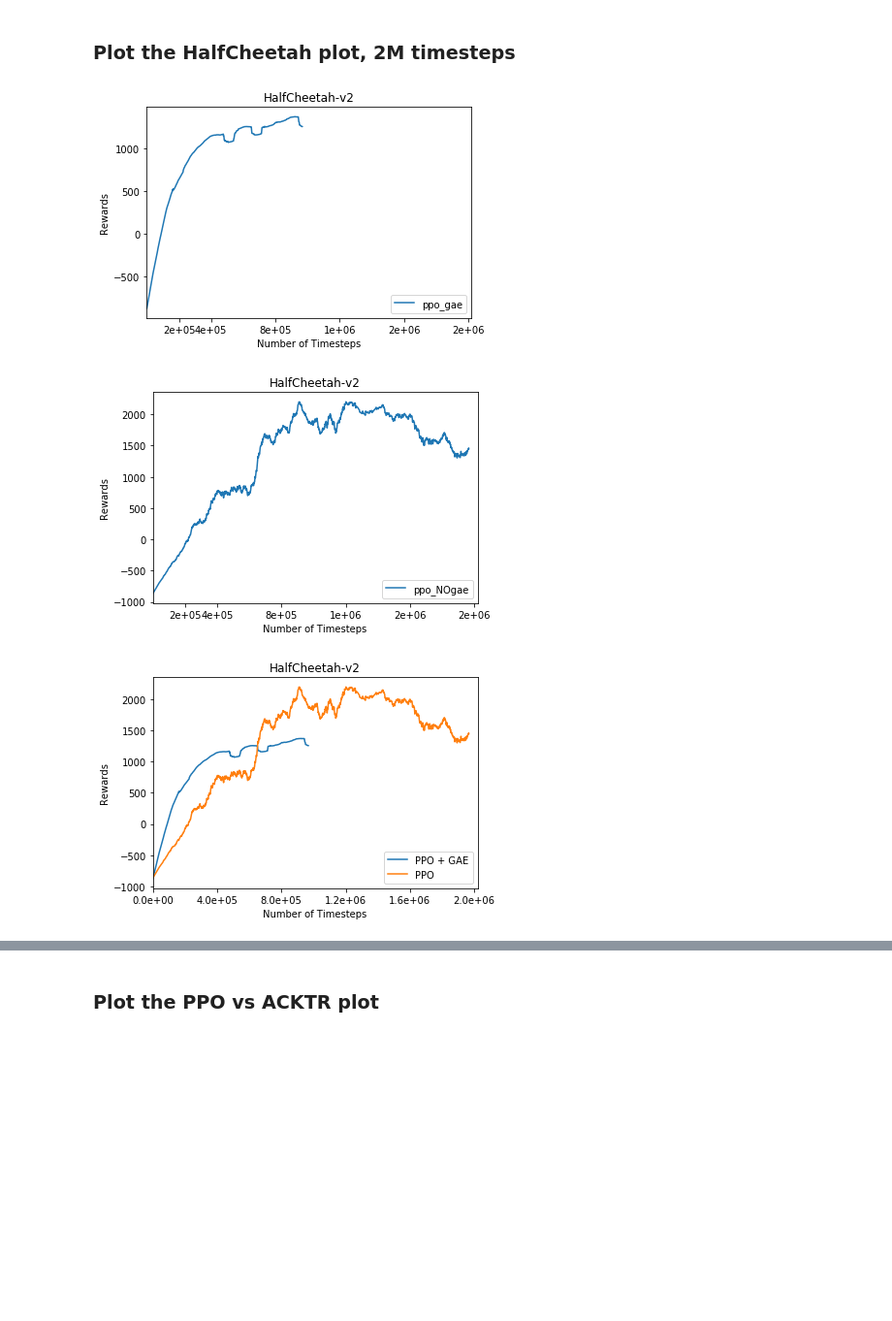
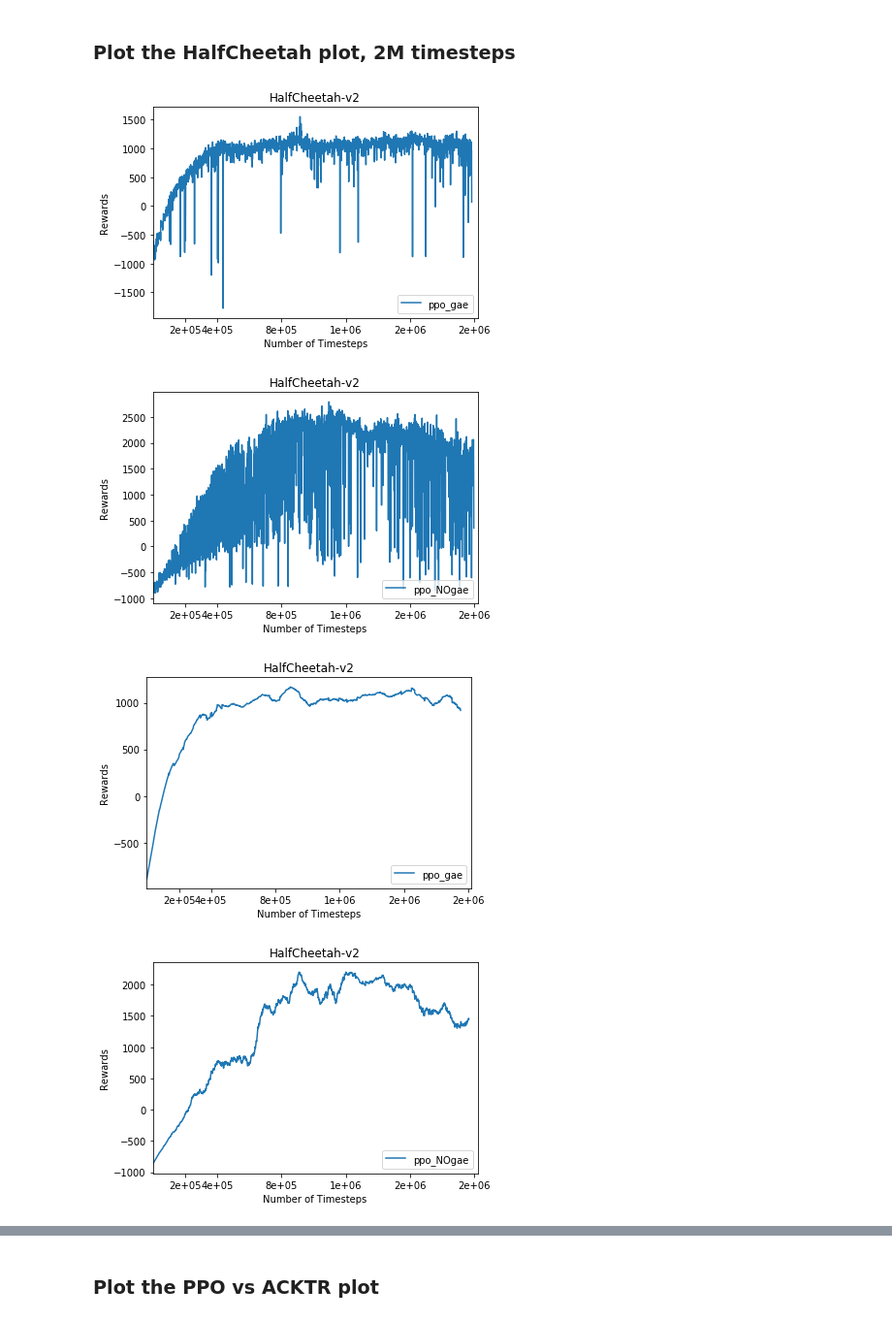
Before and after one commit to jeffleft/ece276c, a Jupyter notebook: visualize.ipynb, the cells around one changed output, grey strips where cells are left out. Shown: that part at 97% size. Drawn from its saved outputs; the diff is of its cells as text; code cells hidden in the pictures; blank space fills up the shorter version.

Commit message:
final visualization script

```diff
--- a/visualize.ipynb
+++ b/visualize.ipynb
@@ -88,7 +109,10 @@ colors = [
     '#e377c2',  # raspberry yogurt pink
     '#7f7f7f',  # middle gray
     '#bcbd22',  # curry yellow-green
-    '#17becf'   # blue-teal
+    '#17becf',  # blue-teal
+    '#8ddd8d',  # light cooked asparagus green
+    '#f9b272',  # light safety orange
+    '#84ccff'   # light muted blue
 ]
 # %%
 def _plot(folder, game, name, num_steps=2000000, bin_size=100, smooth=1):
@@ -118,28 +142,33 @@ def _plot(folder, game, name, num_steps=2000000, bin_size=100, smooth=1):
 # %%
 # import data
 num_steps = 2000000
 game = "HalfCheetah-v2"
-ppoGae_x, ppoGae_y = _plot("results/halfcheetahGAEPPO", game, "ppo_gae")
-ppoNo_x, ppoNo_y = _plot("results/halfCheetah_nogae_2M", game, "ppo_NOgae")
+ppoGae_x, ppoGae_y = _plot("results/halfCheetah_ppo_gae_2M", game, "ppo_gae", bin_size=10, smooth=0)
+ppoNo_x, ppoNo_y = _plot("results/halfCheetah_nogae_2M", game, "ppo_NOgae", bin_size=10, smooth=0)
+SppoGae_x, SppoGae_y = _plot("results/halfCheetah_ppo_gae_2M", game, "ppo_gae", bin_size=100, smooth=1)
+SppoNo_x, SppoNo_y = _plot("results/halfCheetah_nogae_2M", game, "ppo_NOgae", bin_size=100, smooth=1)
 
 plt.figure()
-plt.plot(ppoGae_x, ppoGae_y, color=colors[0], label="PPO + GAE")
-plt.plot(ppoNo_x, ppoNo_y, color=colors[1], label="PPO")
+plt.plot(ppoNo_x, ppoNo_y, color=colors[-2])
+plt.plot(SppoNo_x, SppoNo_y, color=colors[1], label="PPO")
+plt.plot(ppoGae_x, ppoGae_y, color=colors[-1])
+plt.plot(SppoGae_x, SppoGae_y, color=colors[0], label="PPO + GAE")
 
 tick_fractions = np.array([0.0, 0.2, 0.4, 0.6, 0.8, 1.0])
 ticks = tick_fractions * num_steps
 tick_names = ["{:.1e}".format(tick) for tick in ticks]
 plt.xticks(ticks, tick_names)
 plt.xlim(0, num_steps * 1.01)
 
 plt.xlabel('Number of Timesteps')
 plt.ylabel('Rewards')
 
 plt.title(game)
 plt.legend(loc=4)
 plt.savefig('halfCheetah.png', dpi = 900)
 plt.show()
 # %% [output]
-[figure, old version]
+[figure, new version]
-[figure, old version]
+[figure, new version]
-[figure, old version]
+[figure, new version]
+[figure, added]
```
Also changed, not shown: parts of 3 cells of this notebook, 2 other files.
